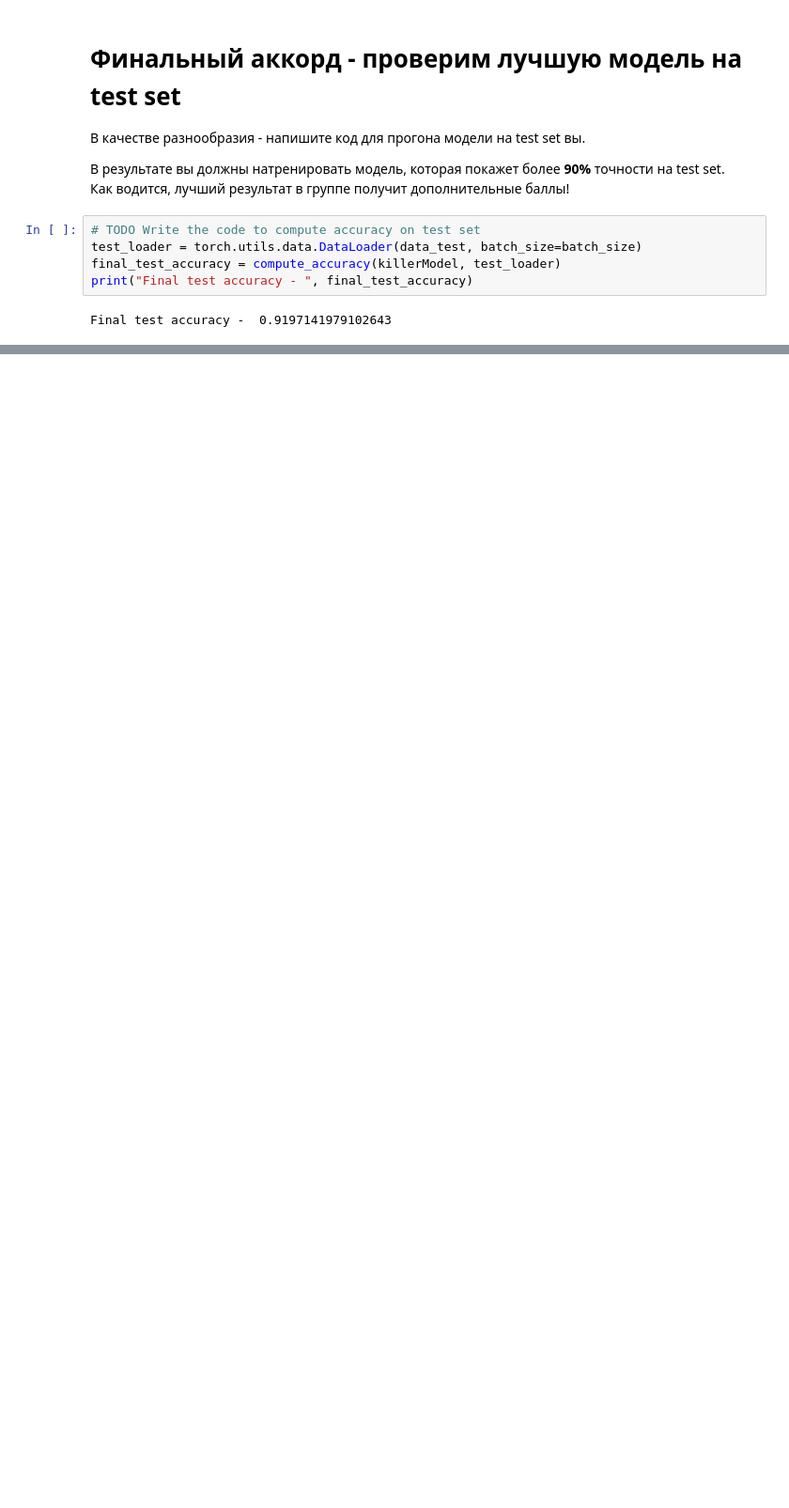
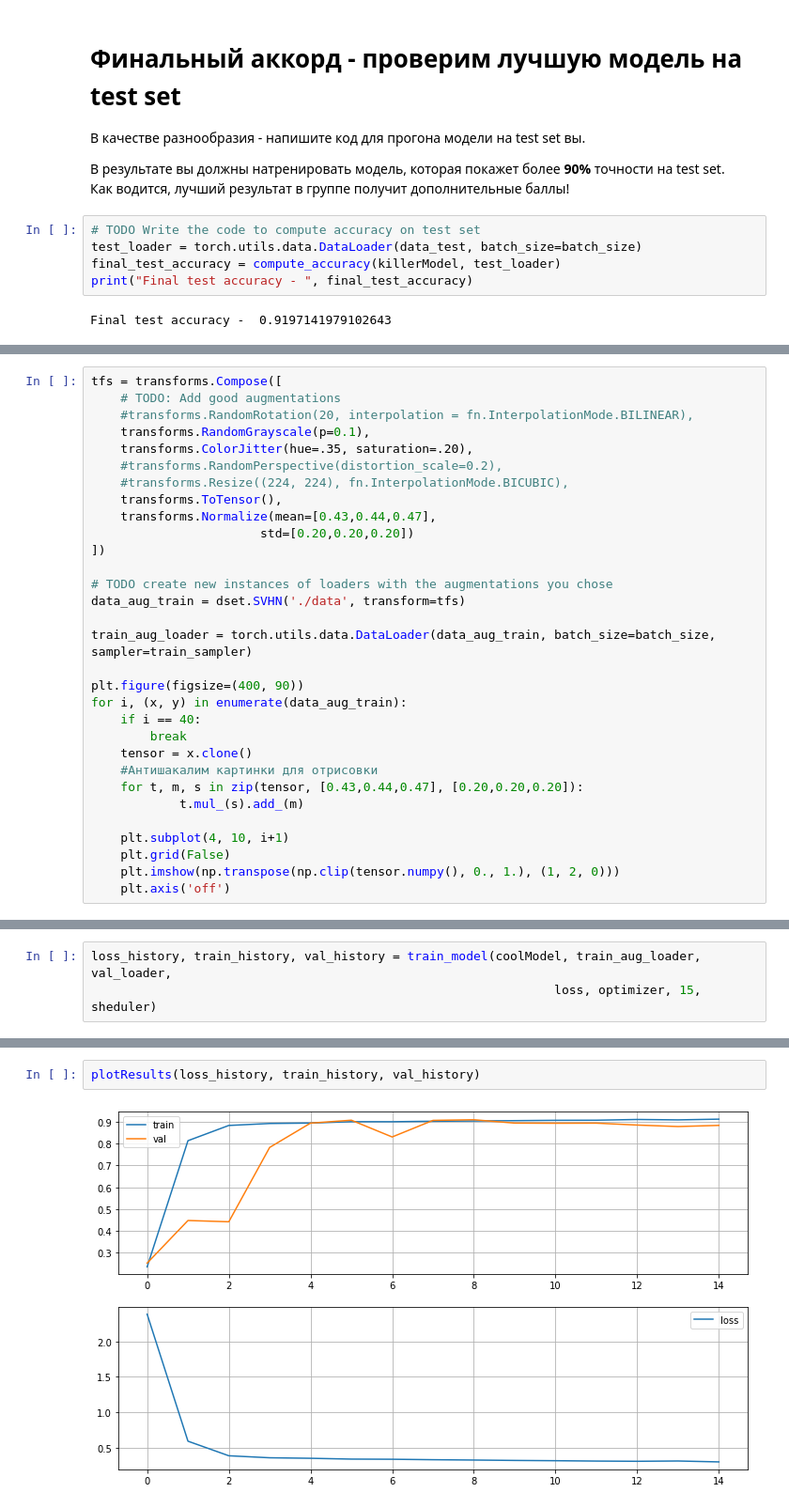
Before and after one commit to Altair200333/DLCourseNSU, a Jupyter notebook: assignment3/PyTorch_CNN.ipynb, the cells around one changed output, grey strips where cells are left out. Shown at 94% size. Cells and saved outputs as stored; diff of their text form; blank space fills up the shorter version.

```diff
--- a/assignment3/PyTorch_CNN.ipynb
+++ b/assignment3/PyTorch_CNN.ipynb
@@ -604,0 +606,31 @@ Final test accuracy -  0.9197141979102643
+# %%
+tfs = transforms.Compose([
+    # TODO: Add good augmentations
+    #transforms.RandomRotation(20, interpolation = fn.InterpolationMode.BILINEAR),
+    transforms.RandomGrayscale(p=0.1),
+    transforms.ColorJitter(hue=.35, saturation=.20),
+    #transforms.RandomPerspective(distortion_scale=0.2),
+    #transforms.Resize((224, 224), fn.InterpolationMode.BICUBIC),
+    transforms.ToTensor(),
+    transforms.Normalize(mean=[0.43,0.44,0.47],
+                       std=[0.20,0.20,0.20])
+])
+
+# TODO create new instances of loaders with the augmentations you chose
+data_aug_train = dset.SVHN('./data', transform=tfs)
+
+train_aug_loader = torch.utils.data.DataLoader(data_aug_train, batch_size=batch_size, sampler=train_sampler)
+
+plt.figure(figsize=(400, 90))
+for i, (x, y) in enumerate(data_aug_train):
+    if i == 40:
+        break
+    tensor = x.clone()
+    #Антишакалим картинки для отрисовки
+    for t, m, s in zip(tensor, [0.43,0.44,0.47], [0.20,0.20,0.20]):
+            t.mul_(s).add_(m)
+
+    plt.subplot(4, 10, i+1)
+    plt.grid(False)
+    plt.imshow(np.transpose(np.clip(tensor.numpy(), 0., 1.), (1, 2, 0)))
+    plt.axis('off')
@@ -604,0 +698,3 @@ Final test accuracy -  0.9197141979102643
+# %%
+loss_history, train_history, val_history = train_model(coolModel, train_aug_loader, val_loader,
+                                                               loss, optimizer, 15, sheduler)
@@ -604,0 +718,4 @@ Final test accuracy -  0.9197141979102643
+# %%
+plotResults(loss_history, train_history, val_history)
+# %% [output]
+[figure, added]
```
Also changed, not shown: parts of 13 cells of this notebook, 1 other file.
